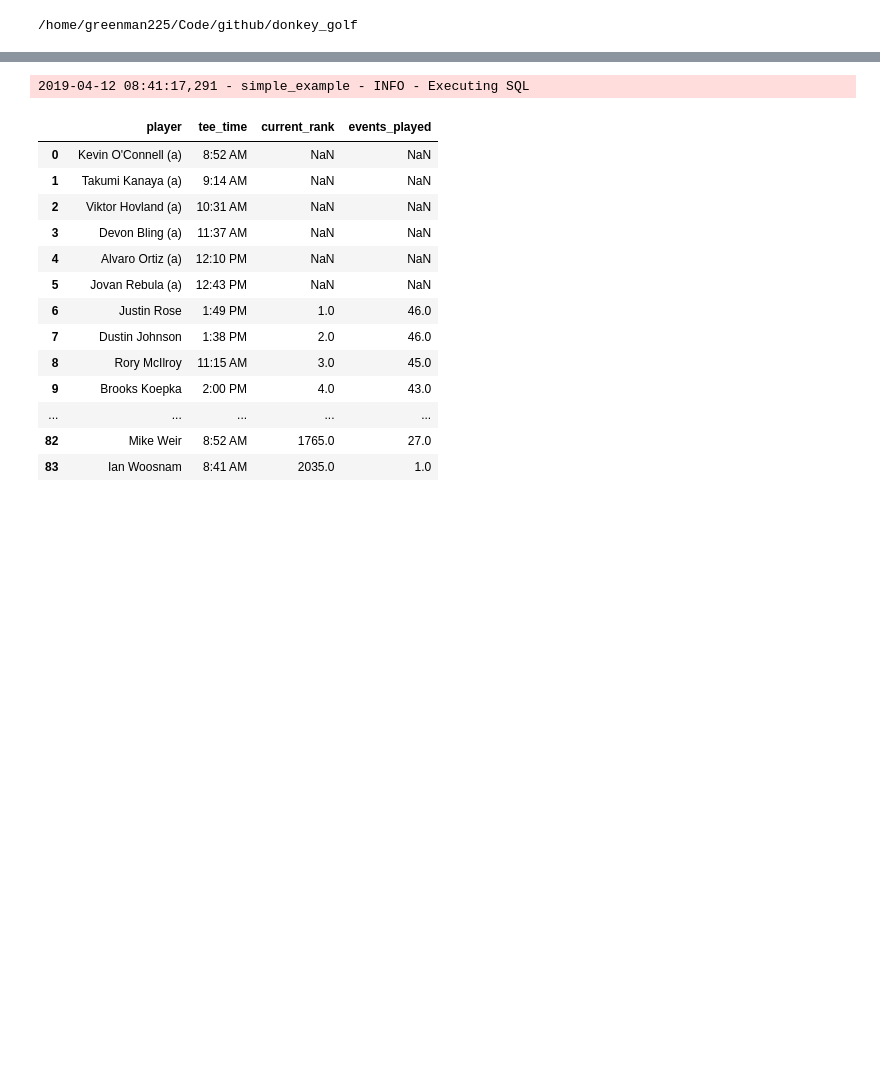
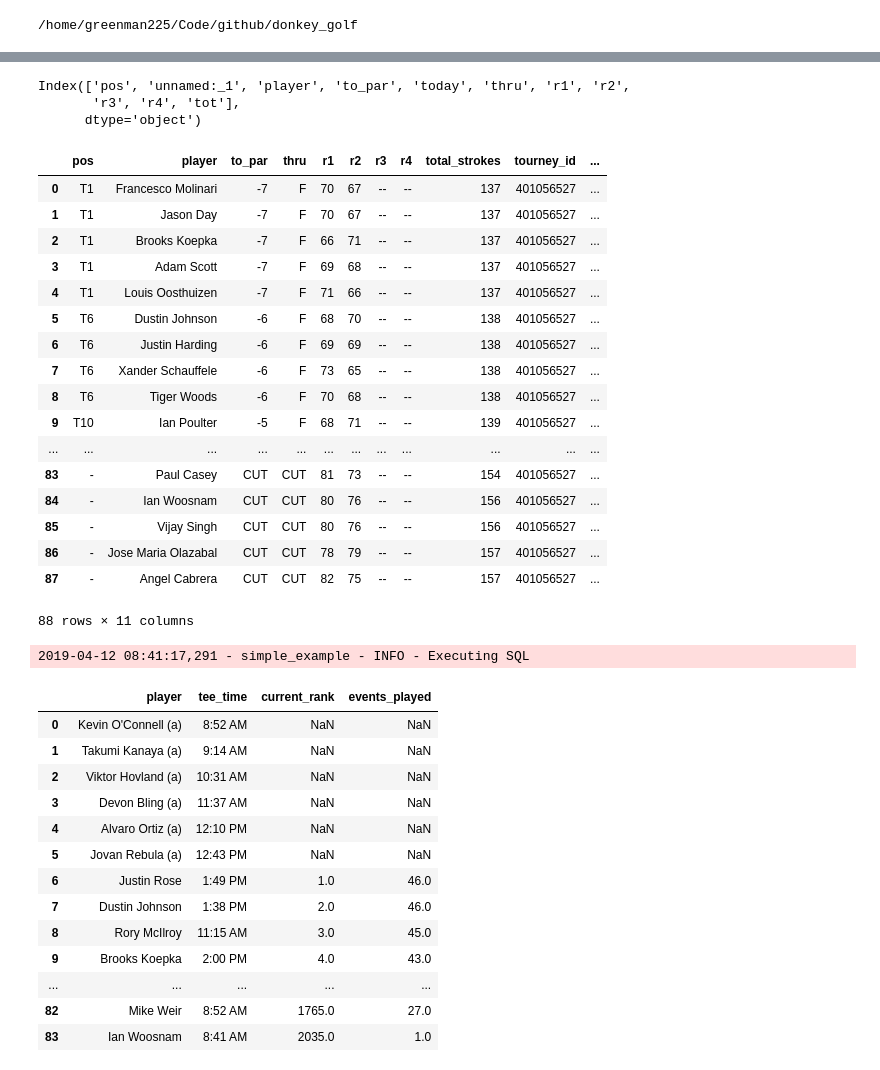
Before and after one commit to jbarton311/donkey_golf, a Jupyter notebook: jupyter_notebooks/sql_yamls.ipynb, the cells around one changed output, grey strips where cells are left out. Saved outputs shown, nothing was run; the diff lists cells and outputs as text; code cells hidden in the pictures; blank space fills up the shorter version.

```diff
--- a/jupyter_notebooks/sql_yamls.ipynb
+++ b/jupyter_notebooks/sql_yamls.ipynb
@@ -31,0 +66,6 @@ cd /home/greenman225/Code/github/donkey_golf
+# %%
+sql = '''
+SELECT * FROM leaderboard
+WHERE to_par NOT IN ('CUT')
+'''
+df = du.run_sql(sql)
@@ -31,0 +74,8 @@ cd /home/greenman225/Code/github/donkey_golf
+# %%
+df = du.scrape_espn_leaderboard()
+# %% [output]
+Index(['pos', 'unnamed:_1', 'player', 'to_par', 'today', 'thru', 'r1', 'r2',
+       'r3', 'r4', 'tot'],
+      dtype='object')
+# %%
+df = df['in_progress']
@@ -32,3 +93,24 @@ cd /home/greenman225/Code/github/donkey_golf
+# %%
+df
+# %% [output]
+|  | pos | player | to_par | thru | r1 | r2 | r3 | r4 | total_strokes | tourney_id | ... |
+| 0 | T1 | Francesco Molinari | -7 | F | 70 | 67 | -- | -- | 137 | 401056527 | ... |
+| 1 | T1 | Jason Day | -7 | F | 70 | 67 | -- | -- | 137 | 401056527 | ... |
+| 2 | T1 | Brooks Koepka | -7 | F | 66 | 71 | -- | -- | 137 | 401056527 | ... |
+| 3 | T1 | Adam Scott | -7 | F | 69 | 68 | -- | -- | 137 | 401056527 | ... |
+| 4 | T1 | Louis Oosthuizen | -7 | F | 71 | 66 | -- | -- | 137 | 401056527 | ... |
+| 5 | T6 | Dustin Johnson | -6 | F | 68 | 70 | -- | -- | 138 | 401056527 | ... |
+| 6 | T6 | Justin Harding | -6 | F | 69 | 69 | -- | -- | 138 | 401056527 | ... |
+| 7 | T6 | Xander Schauffele | -6 | F | 73 | 65 | -- | -- | 138 | 401056527 | ... |
+| 8 | T6 | Tiger Woods | -6 | F | 70 | 68 | -- | -- | 138 | 401056527 | ... |
+| 9 | T10 | Ian Poulter | -5 | F | 68 | 71 | -- | -- | 139 | 401056527 | ... |
+| ... | ... | ... | ... | ... | ... | ... | ... | ... | ... | ... | ... |
+| 83 | - | Paul Casey | CUT | CUT | 81 | 73 | -- | -- | 154 | 401056527 | ... |
+| 84 | - | Ian Woosnam | CUT | CUT | 80 | 76 | -- | -- | 156 | 401056527 | ... |
+| 85 | - | Vijay Singh | CUT | CUT | 80 | 76 | -- | -- | 156 | 401056527 | ... |
+| 86 | - | Jose Maria Olazabal | CUT | CUT | 78 | 79 | -- | -- | 157 | 401056527 | ... |
+| 87 | - | Angel Cabrera | CUT | CUT | 82 | 75 | -- | -- | 157 | 401056527 | ... |
+88 rows × 11 columns
 # %%
 conf = config.DGConfig()
 
```
Also changed, not shown: parts of 12 cells of this notebook, 5 other files.
